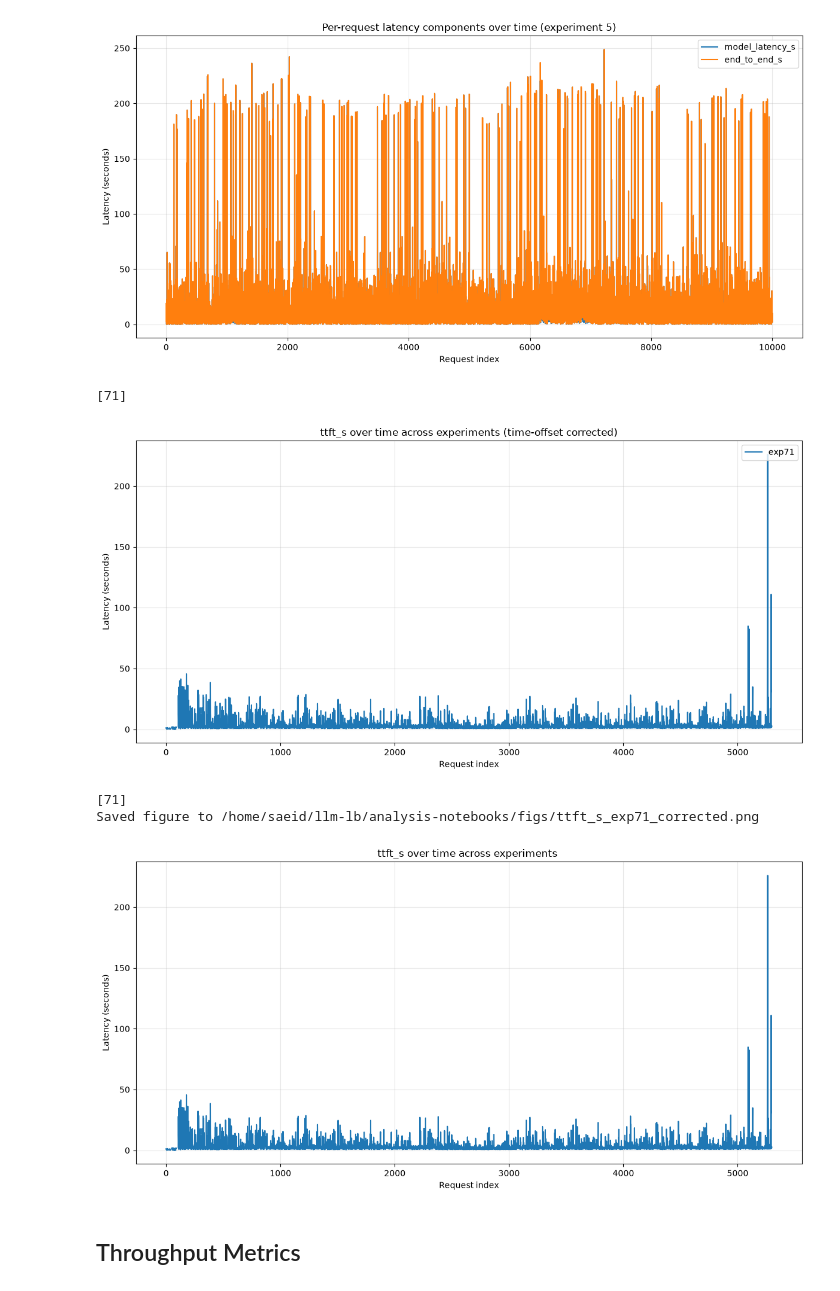
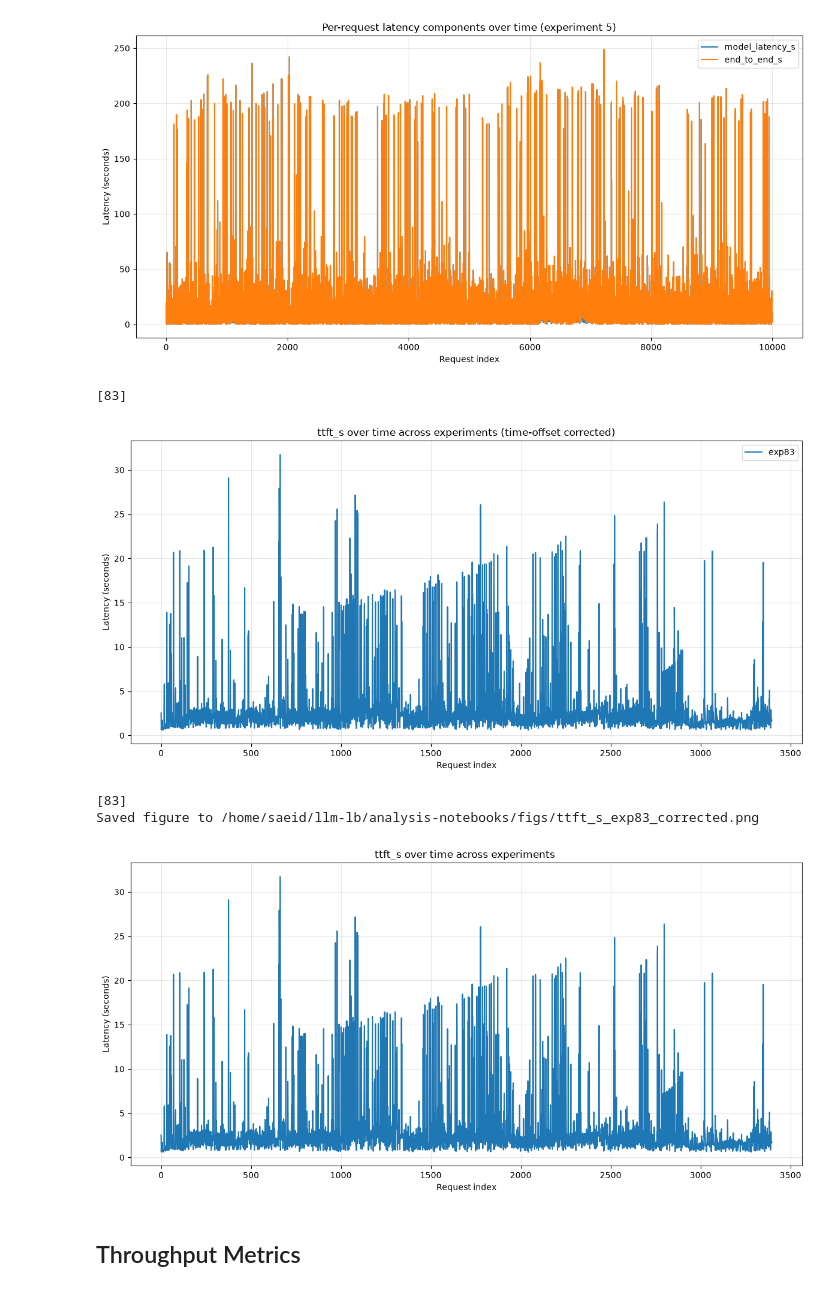
Before and after one commit to immengzi/LLM-LA, a Jupyter notebook: analysis-notebooks/doomsday-saeid.ipynb, the cells around one changed output. Cells and saved outputs as stored; diff of their text form; code cells hidden in the pictures.

```diff
--- a/analysis-notebooks/doomsday-saeid.ipynb
+++ b/analysis-notebooks/doomsday-saeid.ipynb
@@ -385,7 +385,7 @@ import matplotlib.pyplot as plt
 # ---- choose experiments ----
 # series_ids = [35]
 # experiments = experiments_from_series(series_ids)
-experiments = [71]
+experiments = [83]
 
 print(experiments)
 # ----------------------------
@@ -418,35 +418,35 @@ for exp_id in experiments:
         )
         .sort_values("idx")
         .reset_index(drop=True)
     )
 
     # (optional) sanity: how many requests actually got corrected?
     if APPLY_TIME_OFFSETS and "applied_time_offset_s" in df.columns:
         n_corr = int(df["applied_time_offset_s"].notna().sum())
         print(f"[exp {exp_id}] corrected_requests={n_corr}/{len(df)}")
 
     if metric not in df.columns:
         print(f"Skipping exp{exp_id}: {metric} not found")
         continue
 
     x = df["idx"]
     y = df[metric]
 
     plt.plot(x, y, label=f"exp{exp_id}")
 
 plt.xlabel("Request index")
 plt.ylabel("Latency (seconds)")
 plt.title(
     f"{metric} over time across experiments "
     + ("(time-offset corrected)" if APPLY_TIME_OFFSETS else "(raw clocks)")
 )
 plt.legend(loc="upper right")
 plt.grid(True, alpha=0.3)
 plt.tight_layout()
 plt.show()
 # %% [output]
-[71]
+[83]
-[figure, old version]
+[figure, new version]
 # %%
 from experiment_analysis import load_experiment_latencies, experiments_from_series
 import matplotlib.pyplot as plt
@@ -455,7 +455,7 @@ import os
 # ---- choose experiments ----
 # series_ids = [35]
 # experiments = experiments_from_series(series_ids)
-experiments = [71]
+experiments = [83]
 print(experiments)
 # ----------------------------
 
@@ -523,9 +523,9 @@ print(f"Saved figure to {save_path}")
 
 plt.show()
 # %% [output]
-[71]
-Saved figure to /home/saeid/llm-lb/analysis-notebooks/figs/ttft_s_exp71_corrected.png
+[83]
+Saved figure to /home/saeid/llm-lb/analysis-notebooks/figs/ttft_s_exp83_corrected.png
-[figure, old version]
+[figure, new version]
 # %% [markdown]
 ## Throughput Metrics
 # %%
```
Also changed, not shown: parts of 32 cells of this notebook, 2 other files.
